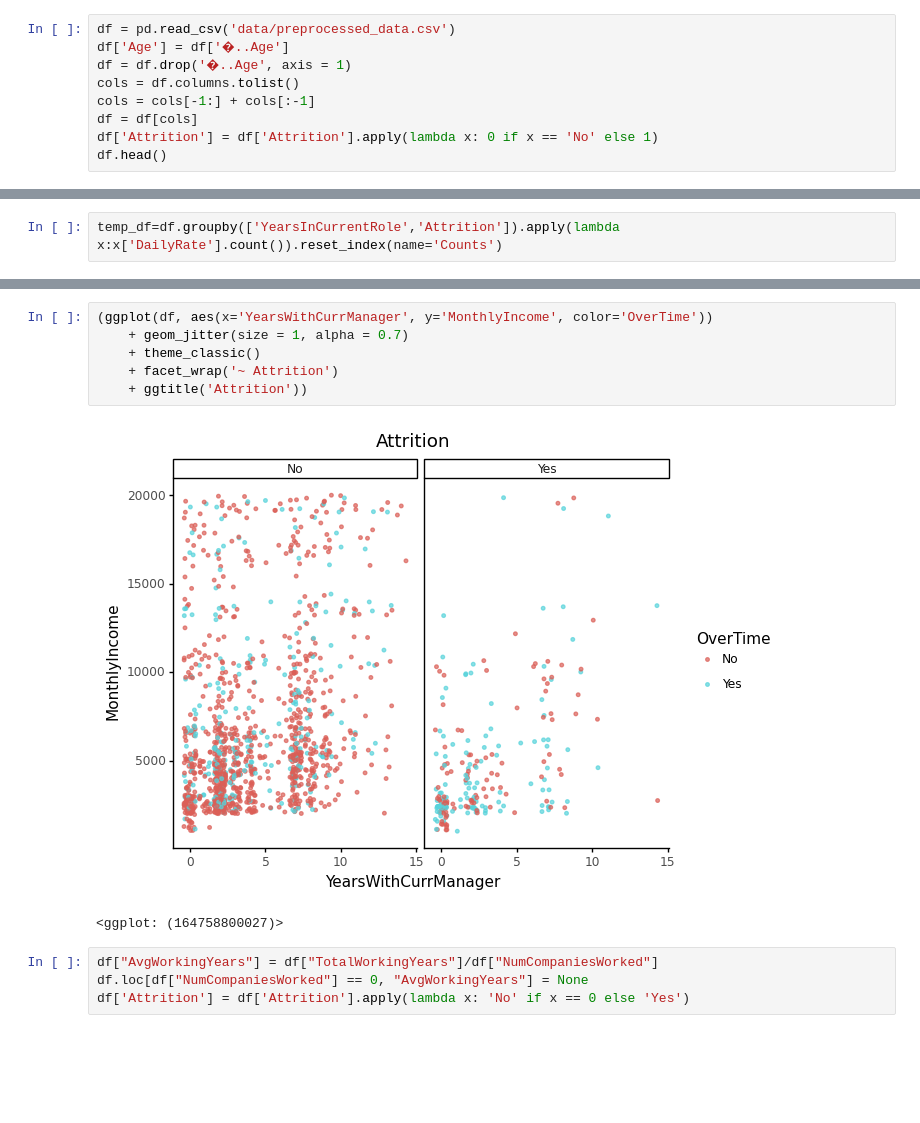
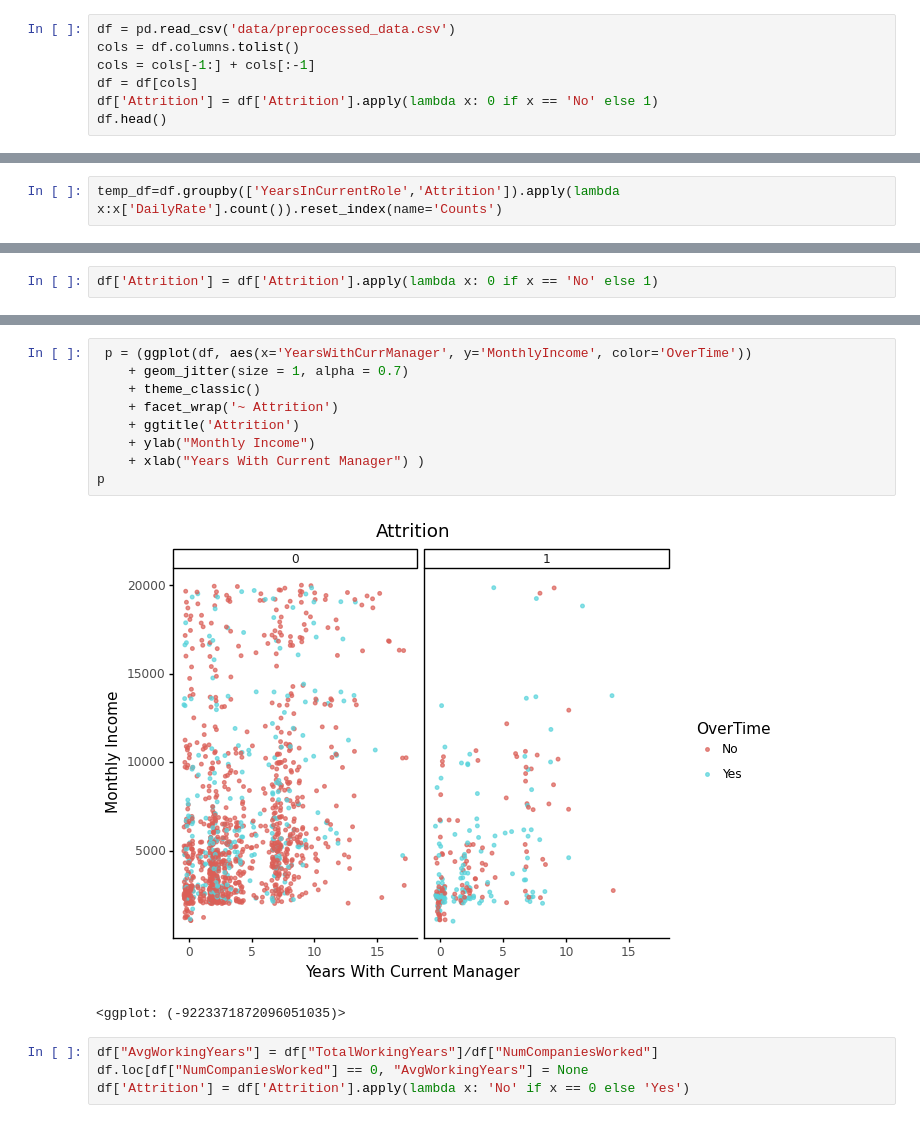
Before and after one commit to Lorakszak/ibm-employees-predictions, a Jupyter notebook: Ml - finnal.ipynb, the cells around one changed output, grey strips where cells are left out. Saved outputs shown, nothing was run; the diff lists cells and outputs as text; blank space fills up the shorter version.

```diff
--- a/Ml - finnal.ipynb
+++ b/Ml - finnal.ipynb
@@ -10,8 +9,6 @@ import plotly.graph_objects as go
 # Reading data
 # %%
 df = pd.read_csv('data/preprocessed_data.csv')
-df['Age'] = df['�..Age']
-df = df.drop('�..Age', axis = 1)
 cols = df.columns.tolist()
 cols = cols[-1:] + cols[:-1]
 df = df[cols]
@@ -172,0 +185,2 @@ temp_df=df.groupby(['YearsInCurrentRole','Attrition']).apply(lambda x:x['DailyRa
+# %%
+df['Attrition'] = df['Attrition'].apply(lambda x: 0 if x == 'No' else 1)
@@ -173,12 +203,15 @@ temp_df=df.groupby(['YearsInCurrentRole','Attrition']).apply(lambda x:x['DailyRa
 # %%
-(ggplot(df, aes(x='YearsWithCurrManager', y='MonthlyIncome', color='OverTime'))
+ p = (ggplot(df, aes(x='YearsWithCurrManager', y='MonthlyIncome', color='OverTime'))
     + geom_jitter(size = 1, alpha = 0.7)
     + theme_classic()
     + facet_wrap('~ Attrition')
-    + ggtitle('Attrition'))
+    + ggtitle('Attrition')
+    + ylab("Monthly Income")
+    + xlab("Years With Current Manager") )
+p
 # %% [output]
-[figure, old version]
+[figure, new version]
-<ggplot: (164758800027)>
+<ggplot: (-9223371872096051035)>
 # %%
 df["AvgWorkingYears"] = df["TotalWorkingYears"]/df["NumCompaniesWorked"]
 df.loc[df["NumCompaniesWorked"] == 0, "AvgWorkingYears"] = None
```
Also changed, not shown: parts of 13 cells of this notebook, 18 other files.
